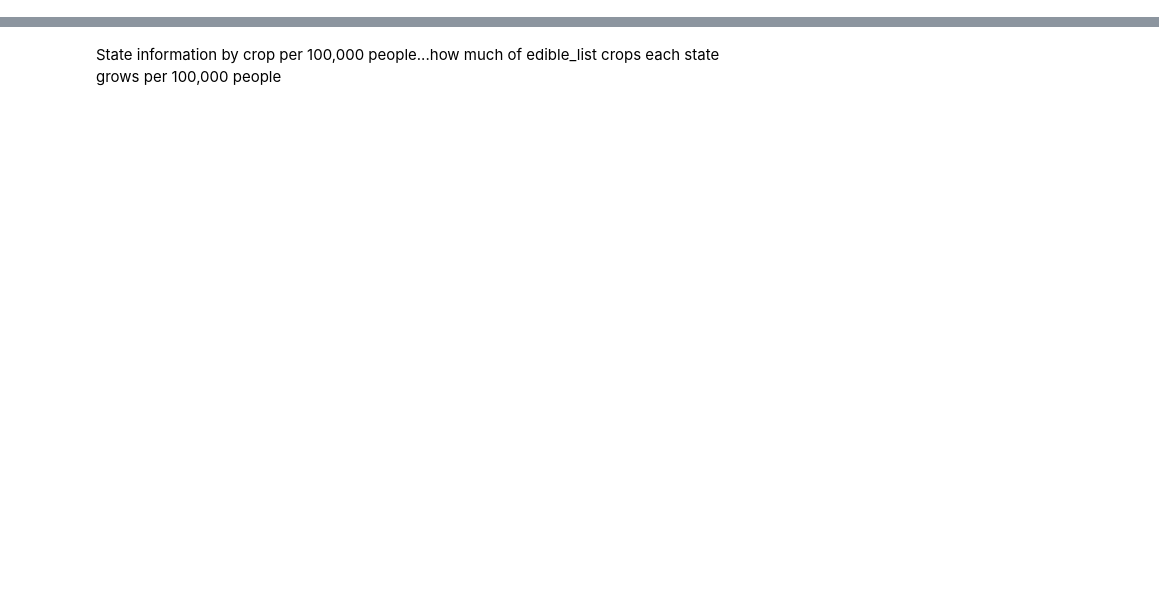
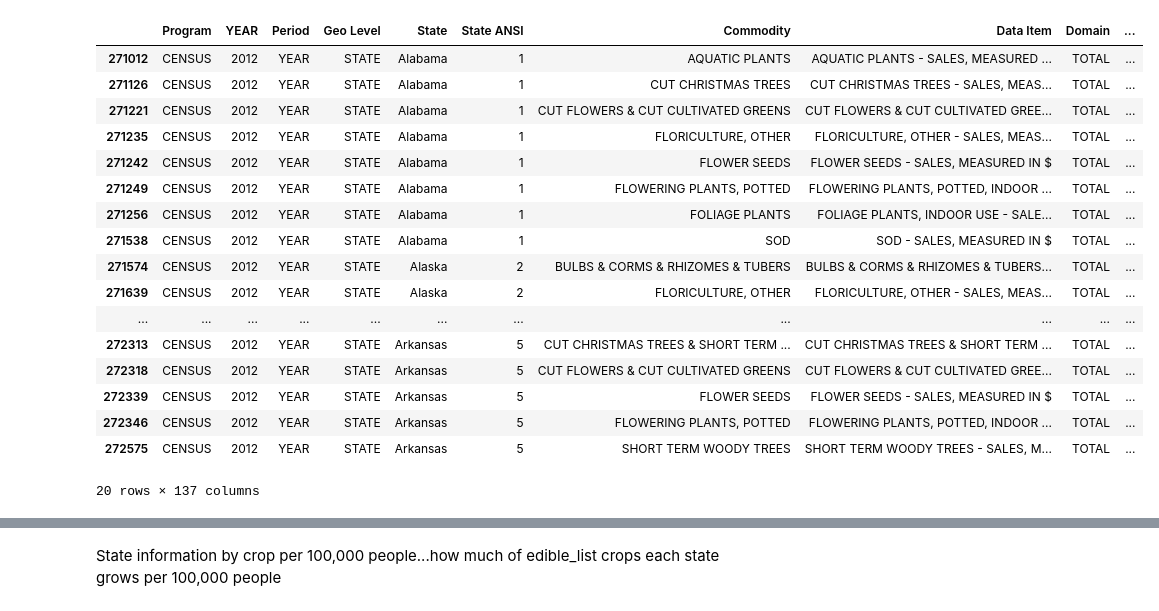
Before and after one commit to KinishaF/edible_vs_ornamental, a Jupyter notebook: Scripts/comparison_edible_ornamental.ipynb, the cells around one changed output, grey strips where cells are left out. Drawn from its saved outputs; the diff is of its cells as text; code cells hidden in the pictures; blank space fills up the shorter version.

```diff
--- a/Scripts/comparison_edible_ornamental.ipynb
+++ b/Scripts/comparison_edible_ornamental.ipynb
@@ -178,0 +492,6 @@ ag_census[['State', 'pop_total']].head()
+# %%
+ag_census['Value'] = ag_census['Value'].str.extract(r'([\d,]+)')
+# %%
+ag_census = ag_census.dropna(subset = ['Value'])
+# %%
+ag_census['Value'] = ag_census['Value'].str.replace(',','').astype('float')
@@ -197,5 +574,26 @@ states_by_edible[['State', 'Value']]
 # %%
 states_by_ornamental = ag_census.loc[(ag_census['Classification'] == 'Ornamental') & (ag_census['Data Item'].str.endswith('SALES, MEASURED IN $')) &
                     (~ag_census['Data Item'].str.contains('OPERATIONS|ACRES IN PRODUCTION|SQ FT IN PRODUCTION')) & (ag_census['Domain'] == 'TOTAL') &
-                    (ag_census['Domain Category'] == 'NOT SPECIFIED')].head(10)
+                    (ag_census['Domain Category'] == 'NOT SPECIFIED')]
+# %%
+states_by_ornamental.head(20)
+# %% [output]
+|  | Program | YEAR | Period | Geo Level | State | State ANSI | Commodity | Data Item | Domain | ... |
+| 271012 | CENSUS | 2012 | YEAR | STATE | Alabama | 1 | AQUATIC PLANTS | AQUATIC PLANTS - SALES, MEASURED ... | TOTAL | ... |
+| 271126 | CENSUS | 2012 | YEAR | STATE | Alabama | 1 | CUT CHRISTMAS TREES | CUT CHRISTMAS TREES - SALES, MEAS... | TOTAL | ... |
+| 271221 | CENSUS | 2012 | YEAR | STATE | Alabama | 1 | CUT FLOWERS & CUT CULTIVATED GREENS | CUT FLOWERS & CUT CULTIVATED GREE... | TOTAL | ... |
+| 271235 | CENSUS | 2012 | YEAR | STATE | Alabama | 1 | FLORICULTURE, OTHER | FLORICULTURE, OTHER - SALES, MEAS... | TOTAL | ... |
+| 271242 | CENSUS | 2012 | YEAR | STATE | Alabama | 1 | FLOWER SEEDS | FLOWER SEEDS - SALES, MEASURED IN $ | TOTAL | ... |
+| 271249 | CENSUS | 2012 | YEAR | STATE | Alabama | 1 | FLOWERING PLANTS, POTTED | FLOWERING PLANTS, POTTED, INDOOR ... | TOTAL | ... |
+| 271256 | CENSUS | 2012 | YEAR | STATE | Alabama | 1 | FOLIAGE PLANTS | FOLIAGE PLANTS, INDOOR USE - SALE... | TOTAL | ... |
+| 271538 | CENSUS | 2012 | YEAR | STATE | Alabama | 1 | SOD | SOD - SALES, MEASURED IN $ | TOTAL | ... |
+| 271574 | CENSUS | 2012 | YEAR | STATE | Alaska | 2 | BULBS & CORMS & RHIZOMES & TUBERS | BULBS & CORMS & RHIZOMES & TUBERS... | TOTAL | ... |
+| 271639 | CENSUS | 2012 | YEAR | STATE | Alaska | 2 | FLORICULTURE, OTHER | FLORICULTURE, OTHER - SALES, MEAS... | TOTAL | ... |
+| ... | ... | ... | ... | ... | ... | ... | ... | ... | ... | ... |
+| 272313 | CENSUS | 2012 | YEAR | STATE | Arkansas | 5 | CUT CHRISTMAS TREES & SHORT TERM ... | CUT CHRISTMAS TREES & SHORT TERM ... | TOTAL | ... |
+| 272318 | CENSUS | 2012 | YEAR | STATE | Arkansas | 5 | CUT FLOWERS & CUT CULTIVATED GREENS | CUT FLOWERS & CUT CULTIVATED GREE... | TOTAL | ... |
+| 272339 | CENSUS | 2012 | YEAR | STATE | Arkansas | 5 | FLOWER SEEDS | FLOWER SEEDS - SALES, MEASURED IN $ | TOTAL | ... |
+| 272346 | CENSUS | 2012 | YEAR | STATE | Arkansas | 5 | FLOWERING PLANTS, POTTED | FLOWERING PLANTS, POTTED, INDOOR ... | TOTAL | ... |
+| 272575 | CENSUS | 2012 | YEAR | STATE | Arkansas | 5 | SHORT TERM WOODY TREES | SHORT TERM WOODY TREES - SALES, M... | TOTAL | ... |
+20 rows × 137 columns
 # %%
```
Also changed, not shown: parts of 71 cells of this notebook.
